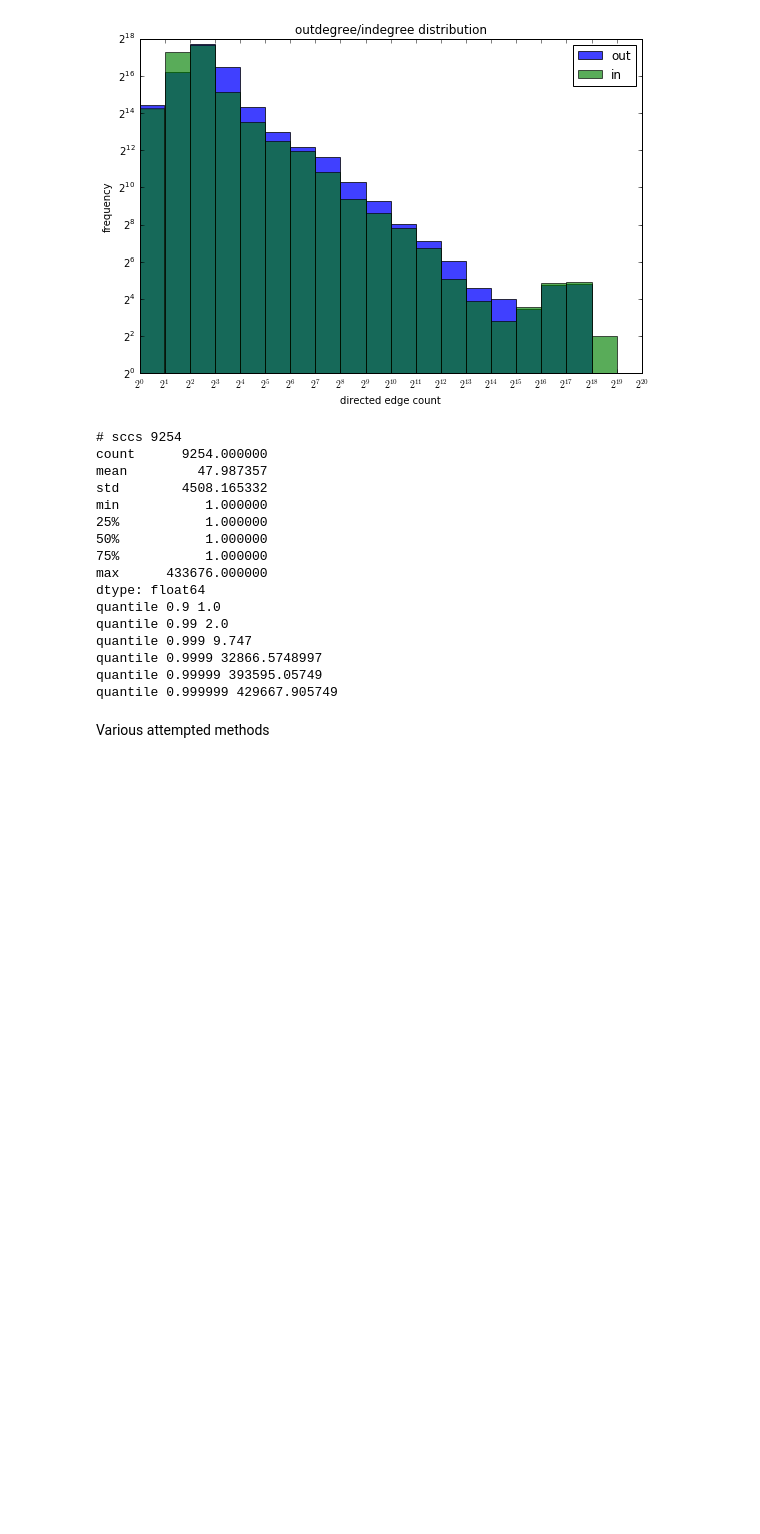
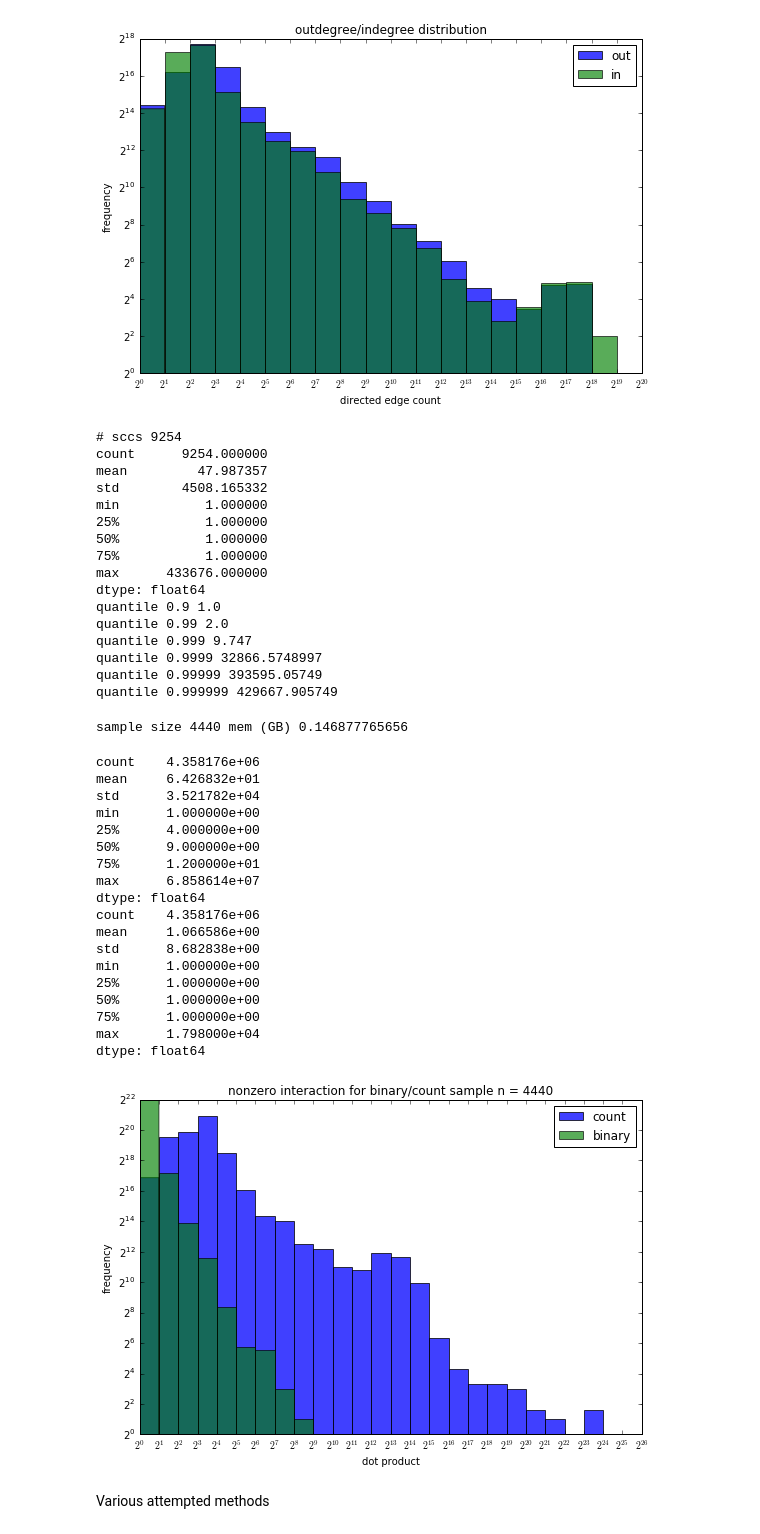
Before and after one commit to PrincetonUniversity/blockchain-detect, a Jupyter notebook: vyf_wmcleve_hw3.ipynb, the cells around one changed output. Drawn from its saved outputs; the diff is of its cells as text; code cells hidden in the pictures; blank space fills up the shorter version.

Commit message:
pushed correlation hist

```diff
--- a/vyf_wmcleve_hw3.ipynb
+++ b/vyf_wmcleve_hw3.ipynb
@@ -195,4 +195,10 @@ quantile 0.999 9.747
 quantile 0.9999 32866.5748997
 quantile 0.99999 393595.05749
 quantile 0.999999 429667.905749
+# %%
+sample_size = dim // 100
+print('sample size', sample_size, 'mem (GB)',
+      sample_size ** 2 * 8 / 1024 / 1024 / 1024) # 1GB
+# %% [output]
+sample size 4440 mem (GB) 0.146877765656
 # %%
@@ -207,3 +223,54 @@ quantile 0.999999 429667.905749
+# %%
+sim = sample.dot(sample.transpose())
+binsample = sample.sign()
+binsim = binsample.dot(binsample.transpose())
+# smarter calculations for jaccard, dice?
+# %%
+title = 'nonzero interaction for binary/count sample n = {}'.format(sample_size)
+xlb = 'dot product'
+ylb = 'frequency'
+
+# Direction of edges is sender -> receiver
+send_distribution = pd.Series(sim.data)
+recv_distribution = pd.Series(binsim.data)
+
+print(send_distribution.describe())
+print(recv_distribution.describe())
+
+# http://stackoverflow.com/questions/7694298/how-to-make-a-log-log-histogram-in-python
+bins = range(max(maxlgbin(x) for x in (send_distribution, recv_distribution)))
+plt.figure(figsize=(9,6))
+plt.axes().set_aspect(9/6)
+plt.xticks(bins, [r'$2^{{{}}}$'.format(i) for i in bins])
+plt.hist(send_distribution.apply(np.log2), bins=bins, label='count', alpha=0.75)
+plt.hist(recv_distribution.apply(np.log2), bins=bins, label='binary', alpha=0.65)
+plt.legend()
+#plt.legend()#bbox_to_anchor=(1.05, 1), loc=2, borderaxespad=0.)
+plt.gca().set_yscale('log', basey=2)
+plt.title(title)
+plt.xlabel(xlb)
+plt.ylabel(ylb)
+plt.show()
+# %% [output]
+count    4.358176e+06
+mean     6.426832e+01
+std      3.521782e+04
+min      1.000000e+00
+25%      4.000000e+00
+50%      9.000000e+00
+75%      1.200000e+01
+max      6.858614e+07
+dtype: float64
+count    4.358176e+06
+mean     1.066586e+00
+std      8.682838e+00
+min      1.000000e+00
+25%      1.000000e+00
+50%      1.000000e+00
+75%      1.000000e+00
+max      1.798000e+04
+dtype: float64
+[figure, added]
 # %%
 # (Takes and Kosters 2013) http://www.mdpi.com/1999-4893/6/1/100/htm
 # Sample a distribution (only need about 0.1) for these metrics for each vertex
```
Also changed, not shown: parts of 2 cells of this notebook.
